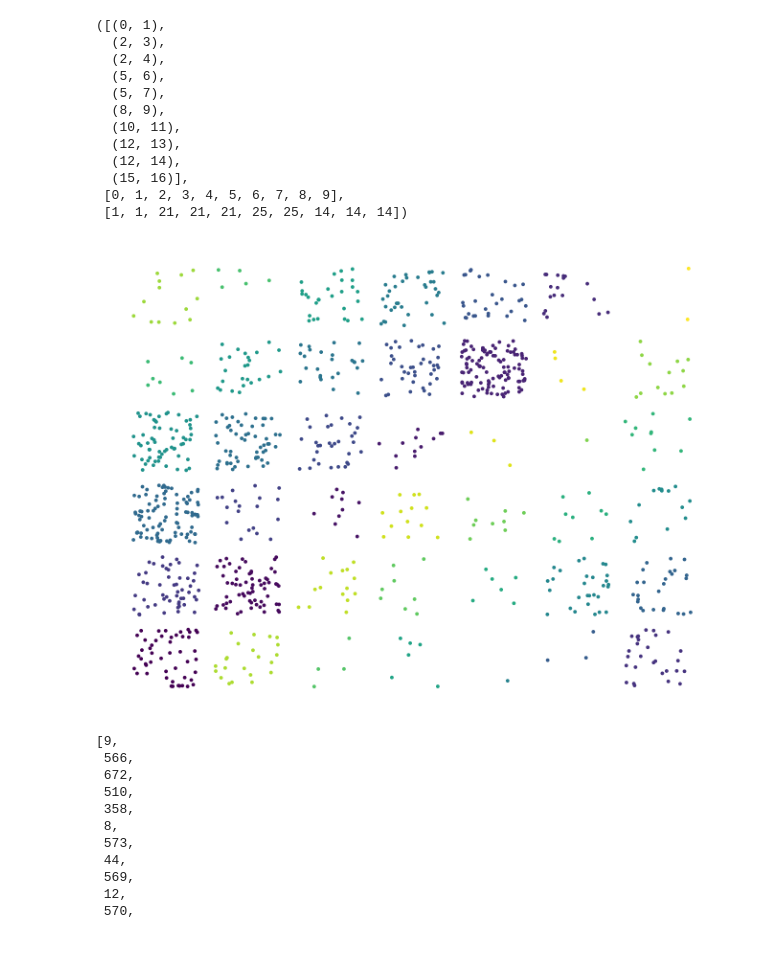
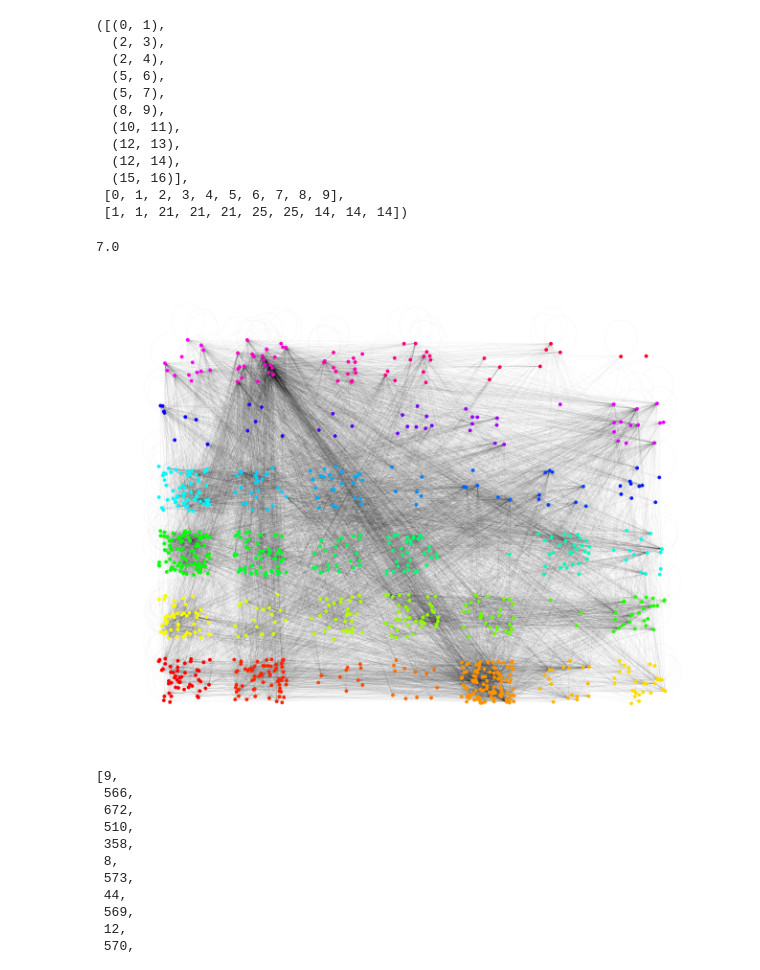
Before and after one commit to Michael-Data-Science-spec/community-detection, a Jupyter notebook: notebooks/louvain.ipynb, the cells around one changed output. Cells and saved outputs as stored; diff of their text form; code cells hidden in the pictures.

```diff
--- a/notebooks/louvain.ipynb
+++ b/notebooks/louvain.ipynb
@@ -48,31 +49,33 @@ def get_n_m(x):
         n -= 1
     return tuple(sorted((n, x // n)))
 # %%
-def visualize(edges, nodes, labels, x):
+def visualize(edges, nodes, labels, communities, x):
     np.random.seed = 30
-    cmap = plt.colormaps.get_cmap('viridis')  # You can choose any colormap you like
+    cmap = plt.cm.get_cmap('hsv', 42)
     node_labels = np.array(labels)
     norm = plt.Normalize(vmin=node_labels.min(), vmax=node_labels.max())
     color_map = cmap(norm(node_labels))
-    # node_positions = {y: (x % 7, x // 7) for x in labels for y in nodes}
 
     G = nx.Graph()
     G.add_nodes_from(nodes)
-    # G.add_edges_from(edges)
+    G.add_edges_from(edges)
 
     pos = {}
-    n, m = get_n_m(x)
-    for node, community in enumerate(labels):
-        x = (community % m) * 10 + np.random.random() * 8
-        y = (community % n) * 10 + np.random.random() * 8
+    n = np.ceil(x ** 0.5)
+    print(n)
+
+    for node, community in enumerate(communities):
+        x = (community % n) * 10  + np.random.random() * 7
+        y = (community // n) * 10 + np.random.random() * 7
         pos[node] = [x, y]
 
     nx.draw(G, pos=pos, with_labels=False, node_size=3, width=0.01, node_color=color_map)
-    plt.savefig("../data/graph.png", dpi=1000);
+    plt.show();
 # %%
-visualize(edges, nodes, labels, 42)
+visualize(edges, nodes, labels, labels, 42)
 # %% [output]
+7.0
-[figure, old version]
+[figure, new version]
 # %%
 def create_graph(edges, nodes):
     edge_dct = {x: [] for x in nodes}
```
Also changed, not shown: parts of 5 cells of this notebook, 1 other file.
